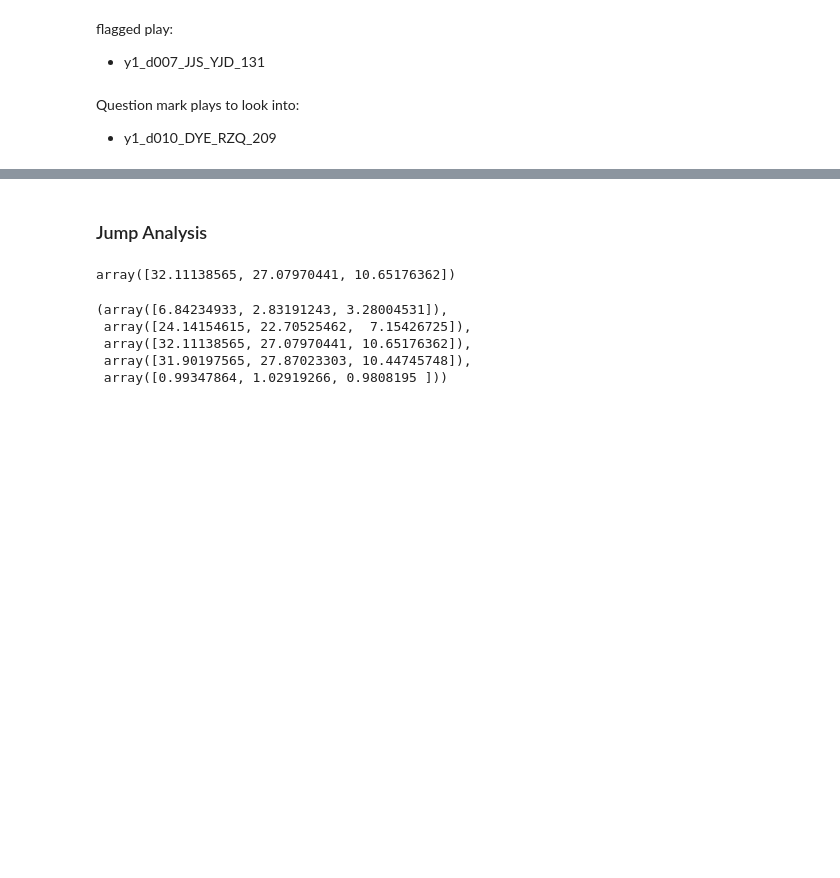
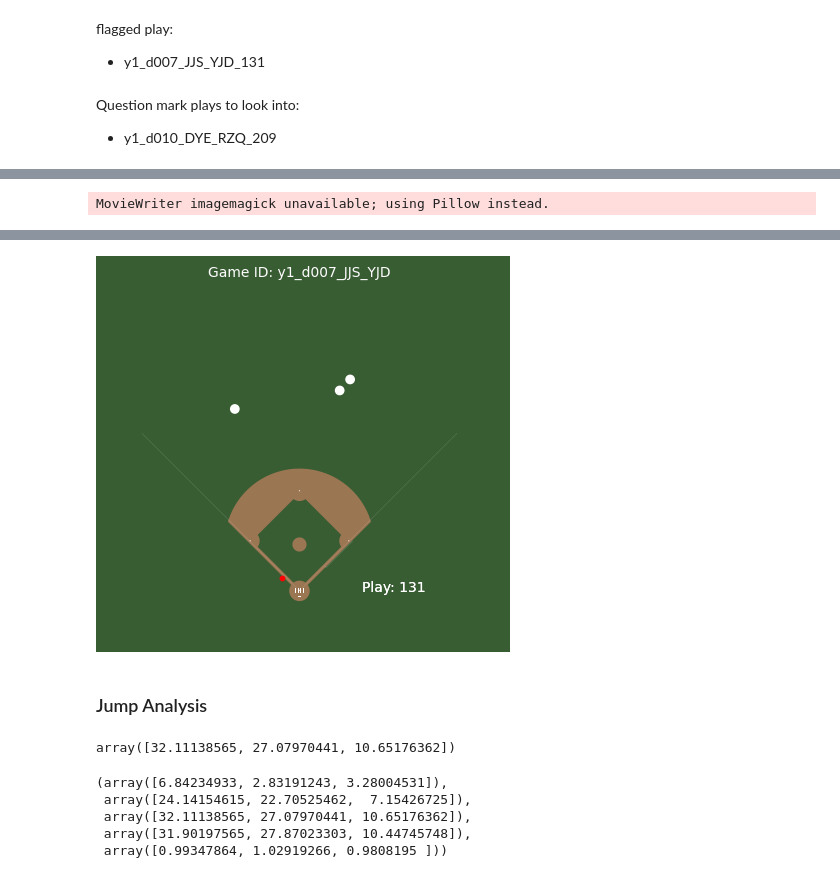
Before and after one commit to d2osborn/SMTChallenge2025, a Jupyter notebook: Team15-eda.ipynb, the cells around one changed output, grey strips where cells are left out. Drawn from its saved outputs; the diff is of its cells as text; code cells hidden in the pictures; blank space fills up the shorter version.

```diff
--- a/Team15-eda.ipynb
+++ b/Team15-eda.ipynb
@@ -1426,9 +1363,11 @@ def plot_animation(player_position_df: pd.DataFrame,
                                                         merged_df['timestamp'].max(), num=50), blit=True)
 
     if save_gif:
-        ani.save('animation.gif', writer='imagemagick', fps=10)
+        ani.save('Team 15-animation (y1_d007_JJS_YJD_131).gif', writer='imagemagick', fps=10)
 
     return HTML(ani.to_jshtml())
 
-plot_animation(player_pos[(player_pos['game_str'] == 'y1_d011_GEA_YJD')], ball_pos[(ball_pos['game_str'] == 'y1_d011_GEA_YJD')]
-, play_id = 138, save_gif=True)
+plot_animation(player_pos[(player_pos['game_str'] == 'y1_d007_JJS_YJD')], ball_pos[(ball_pos['game_str'] == 'y1_d007_JJS_YJD')]
+, play_id = 131, save_gif=True)
+# %% [output]
+MovieWriter imagemagick unavailable; using Pillow instead.
@@ -1435,3 +1375,4 @@ plot_animation(player_pos[(player_pos['game_str'] == 'y1_d011_GEA_YJD')], ball_p
+[figure, added]
 # %% [markdown]
 ### Jump Analysis
 # %%
```
Also changed, not shown: parts of 15 cells of this notebook, 1 other file.
